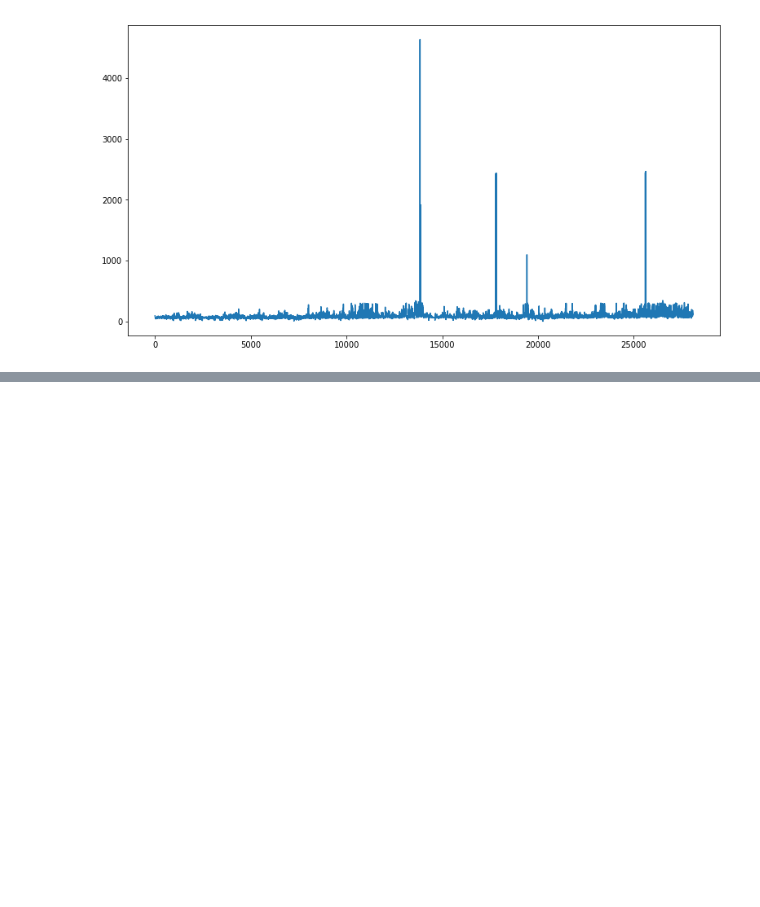
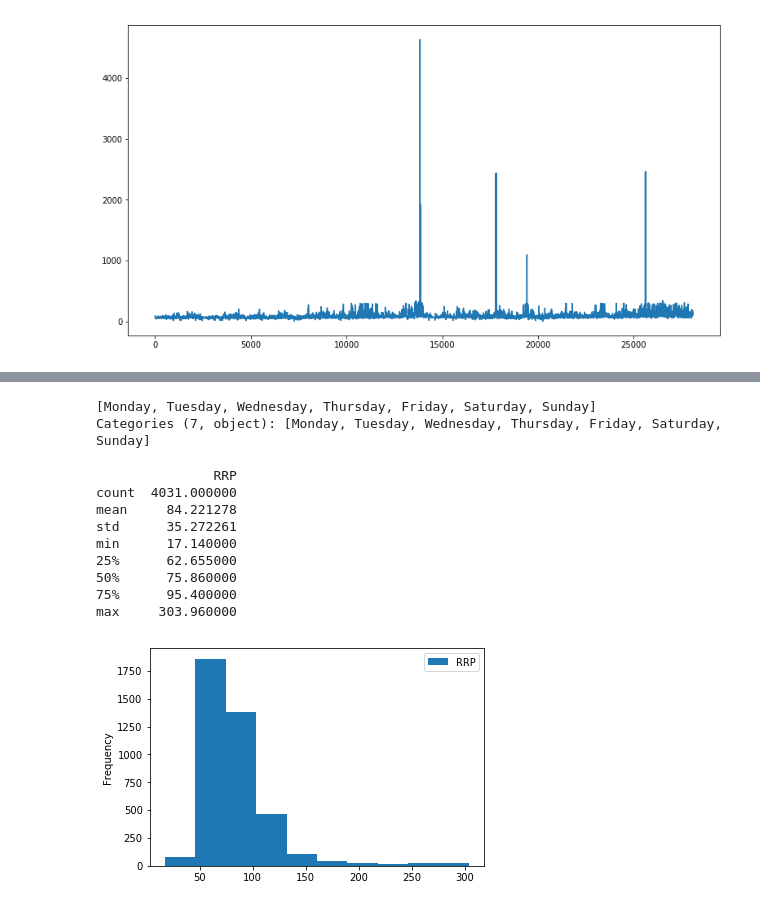
Before and after one commit to DonaldTurton/AT2_Advanced_Data_Algorithms, a Jupyter notebook: EDA_EnergyData.ipynb, the cells around one changed output, grey strips where cells are left out. Drawn from its saved outputs; the diff is of its cells as text; code cells hidden in the pictures; blank space fills up the shorter version.

Commit message:
EDA by day of week

```diff
--- a/EDA_EnergyData.ipynb
+++ b/EDA_EnergyData.ipynb
@@ -140,0 +149,3 @@ plt.show()
+# %%
+Days = data.loc[:,["RRP", "day_of_week"]]
+Days.head()
@@ -140,0 +159,45 @@ plt.show()
+# %%
+Days.day_of_week = Days.day_of_week.astype('category')
+# %%
+Days['day_of_week'].unique()
+# %% [output]
+[Monday, Tuesday, Wednesday, Thursday, Friday, Saturday, Sunday]
+Categories (7, object): [Monday, Tuesday, Wednesday, Thursday, Friday, Saturday, Sunday]
+# %%
+indices = Days['day_of_week'] == 'Monday'
+Monday = Days.loc[indices,:] # extract new DataFrame
+
+indices = Days['day_of_week'] == 'Tuesday'
+Tuesday = Days.loc[indices,:]
+
+indices = Days['day_of_week'] == 'Wednesday'
+Wednesday = Days.loc[indices,:]
+
+indices = Days['day_of_week'] == 'Thursday'
+Thursday = Days.loc[indices,:]
+
+indices = Days['day_of_week'] == 'Friday'
+Friday = Days.loc[indices,:]
+
+indices = Days['day_of_week'] == 'Saturday'
+Saturday = Days.loc[indices,:]
+
+indices = Days['day_of_week'] == 'Sunday'
+Sunday = Days.loc[indices,:]
+# %%
+# Monday
+describe_Monday = Monday.describe()
+print(describe_Monday)
+Monday.plot(kind= 'hist')
+plt.show()
+# %% [output]
+               RRP
+count  4031.000000
+mean     84.221278
+std      35.272261
+min      17.140000
+25%      62.655000
+50%      75.860000
+75%      95.400000
+max     303.960000
+[figure, added]
```
Also changed, not shown: parts of 6 cells of this notebook.
